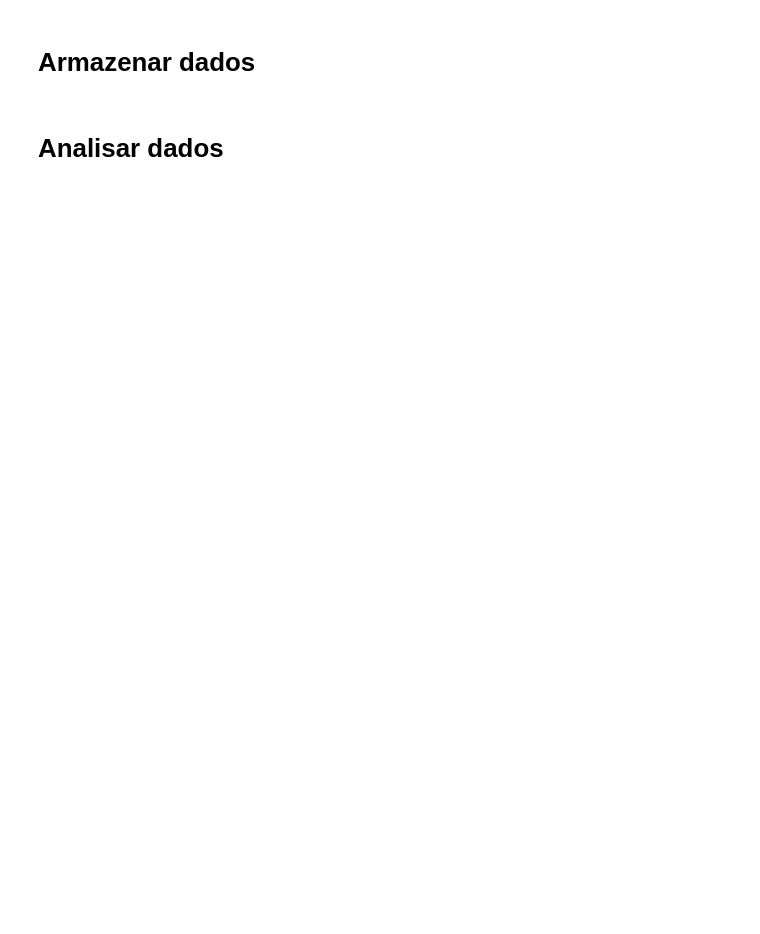
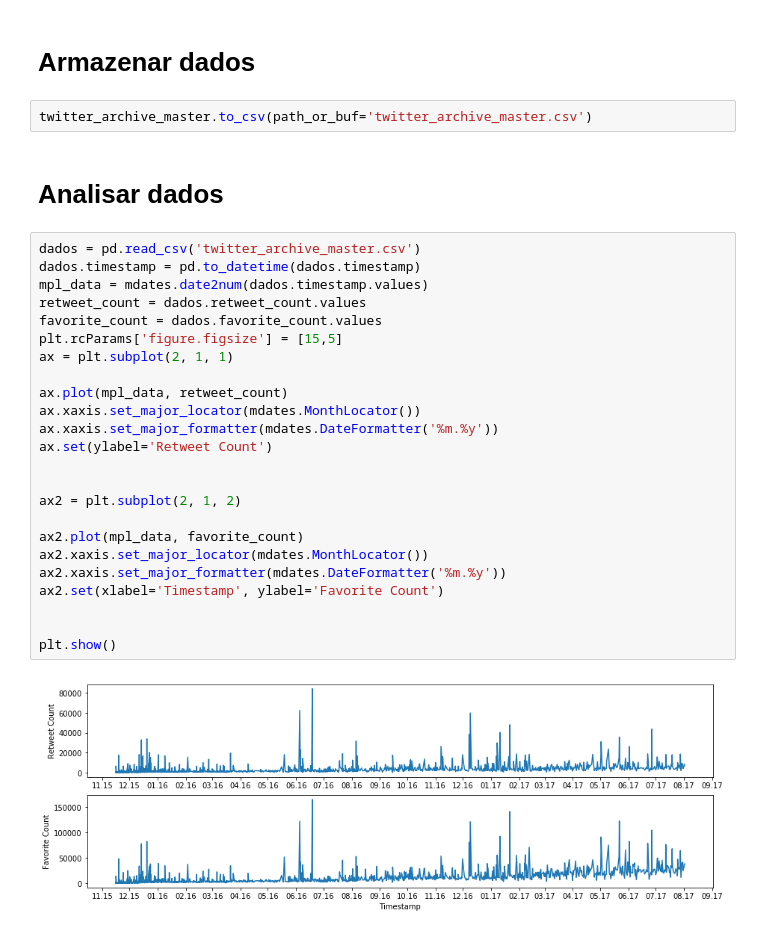
Before and after one commit to samaraluyza/WeRateDogs, a Jupyter notebook: wrangle_act.ipynb, the cells around one changed output. Drawn from its saved outputs; the diff is of its cells as text; blank space fills up the shorter version.

Commit message:
Fim da limpeza de dados e inicio da analise

```diff
--- a/wrangle_act.ipynb
+++ b/wrangle_act.ipynb
@@ -495,4 +538,32 @@ memory usage: 332.8+ KB
 # %% [markdown]
 # Armazenar dados
+# %%
+twitter_archive_master.to_csv(path_or_buf='twitter_archive_master.csv')
 # %% [markdown]
 # Analisar dados
+# %%
+dados = pd.read_csv('twitter_archive_master.csv')
+dados.timestamp = pd.to_datetime(dados.timestamp)
+mpl_data = mdates.date2num(dados.timestamp.values)
+retweet_count = dados.retweet_count.values
+favorite_count = dados.favorite_count.values
+plt.rcParams['figure.figsize'] = [15,5]
+ax = plt.subplot(2, 1, 1)
+
+ax.plot(mpl_data, retweet_count)
+ax.xaxis.set_major_locator(mdates.MonthLocator())
+ax.xaxis.set_major_formatter(mdates.DateFormatter('%m.%y'))
+ax.set(ylabel='Retweet Count')
+
+
+ax2 = plt.subplot(2, 1, 2)
+
+ax2.plot(mpl_data, favorite_count)
+ax2.xaxis.set_major_locator(mdates.MonthLocator())
+ax2.xaxis.set_major_formatter(mdates.DateFormatter('%m.%y'))
+ax2.set(xlabel='Timestamp', ylabel='Favorite Count')
+
+
+plt.show()
+# %% [output]
+[figure, added]
```
Also changed, not shown: parts of 8 cells of this notebook.
